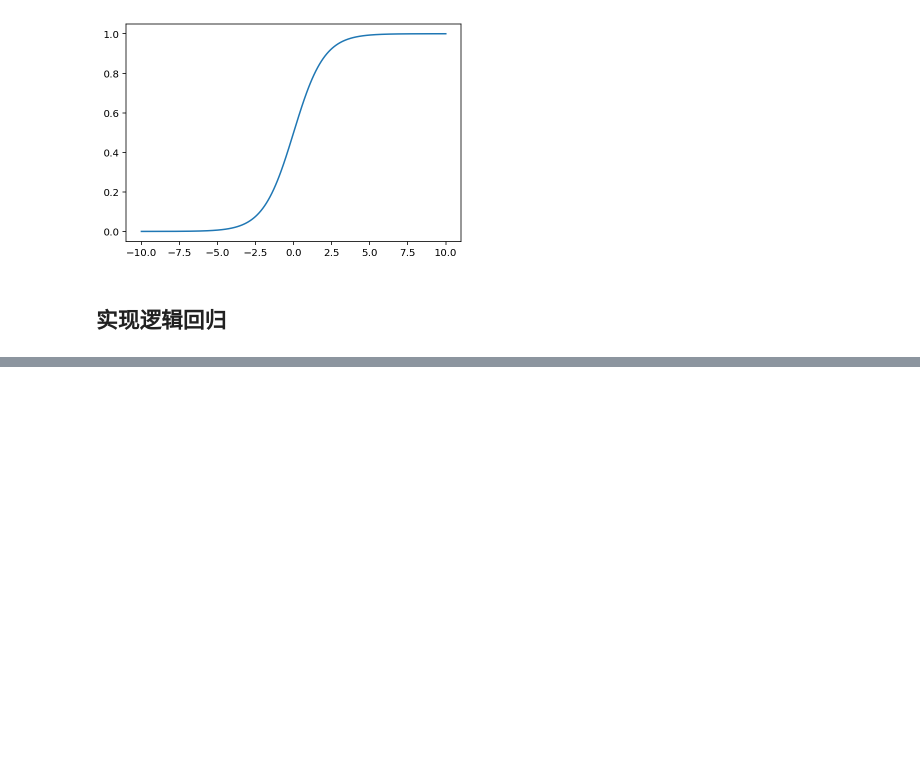
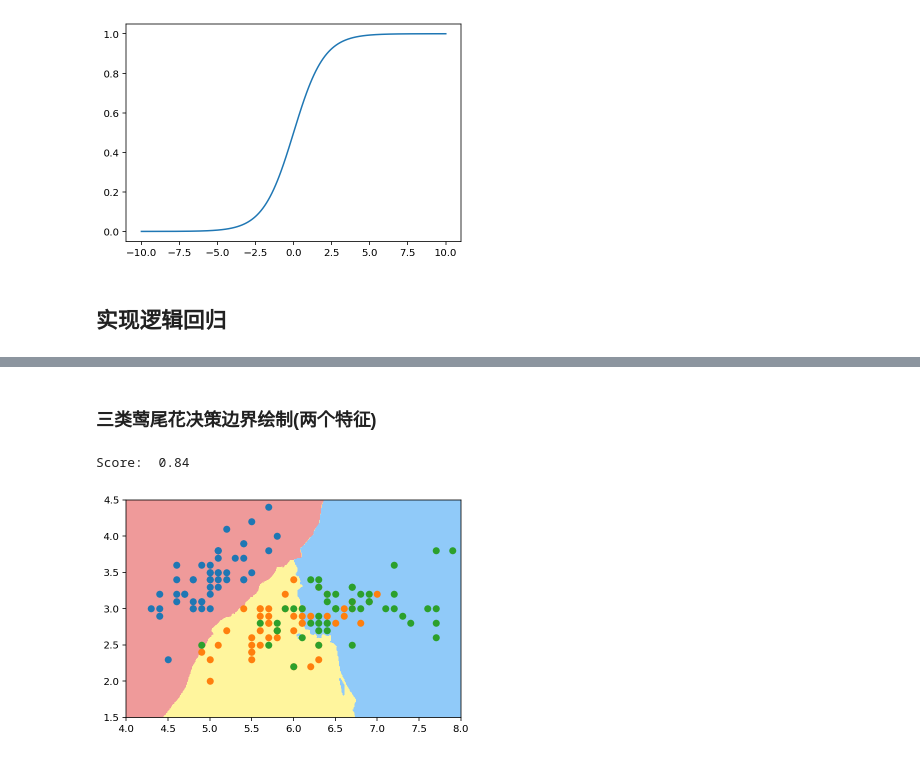
Before and after one commit to clelandgt/machine_learning, a Jupyter notebook: ml_algorithms/逻辑回归.ipynb, the cells around one changed output, grey strips where cells are left out. Cells and saved outputs as stored; diff of their text form; code cells hidden in the pictures; blank space fills up the shorter version.

```diff
--- a/ml_algorithms/逻辑回归.ipynb
+++ b/ml_algorithms/逻辑回归.ipynb
@@ -137,0 +255,25 @@ y = iris.target[y<2]
+# %% [markdown]
+### 三类莺尾花决策边界绘制(两个特征)
+# %%
+# 全部类别的莺尾花(两个特征)，因为有三类，而逻辑回归只能解决二分类问题，所以使用knn解决
+from sklearn import datasets
+from sklearn.neighbors import KNeighborsClassifier
+
+# 只使用两种莺尾花和两个特征
+iris = datasets.load_iris()
+X_all = (iris.data)[:,:2]
+y_all = iris.target
+# 调整n_neighbors, 控制拟合度
+knn = KNeighborsClassifier(n_neighbors=30)
+knn.fit(X_all, y_all)
+print('Score: ', knn.score(X_all, y_all))
+
+# 绘制预测值和决策边界
+plot_decision_boundary(knn, axis=[4, 8, 1.5, 4.5])
+plt.scatter(X_all[y_all==0,0], X_all[y_all==0,1])
+plt.scatter(X_all[y_all==1,0], X_all[y_all==1,1])
+plt.scatter(X_all[y_all==2,0], X_all[y_all==2,1])
+plt.show()
+# %% [output]
+Score:  0.84
+[figure, added]
```
Also changed, not shown: parts of 29 cells of this notebook.
